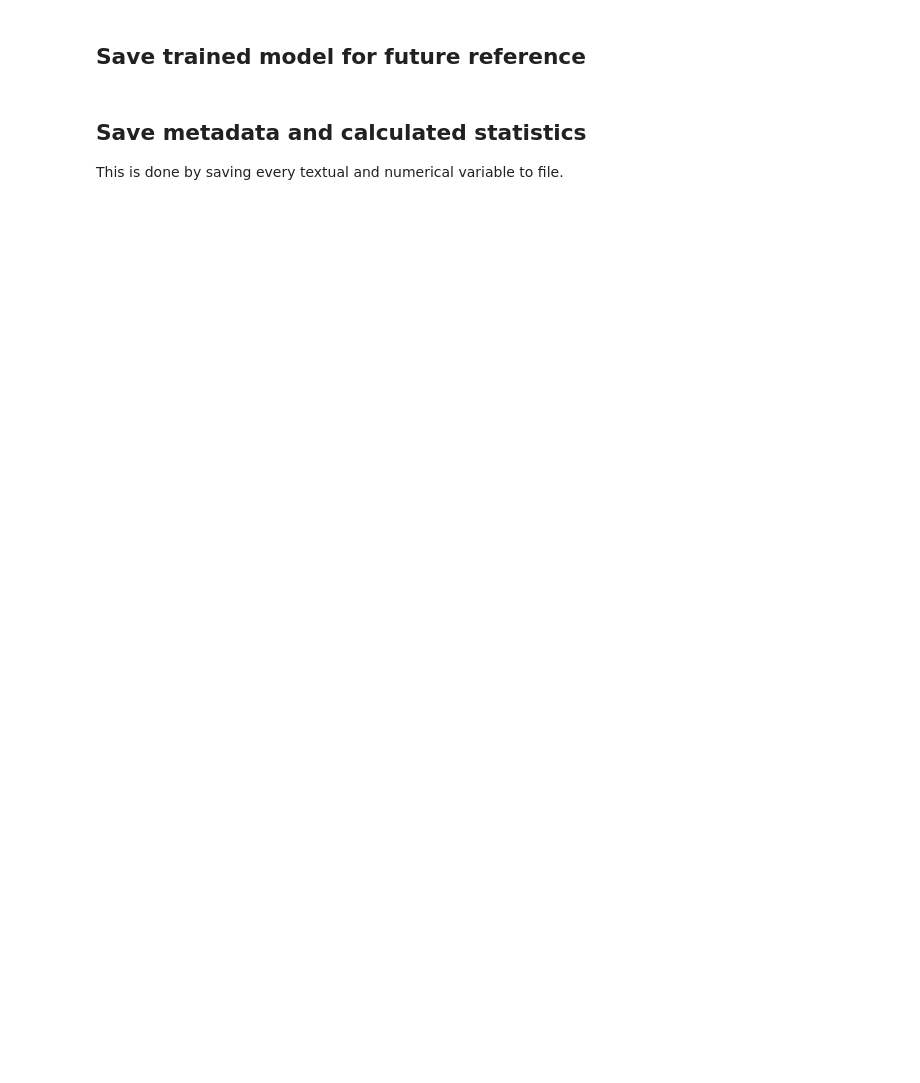
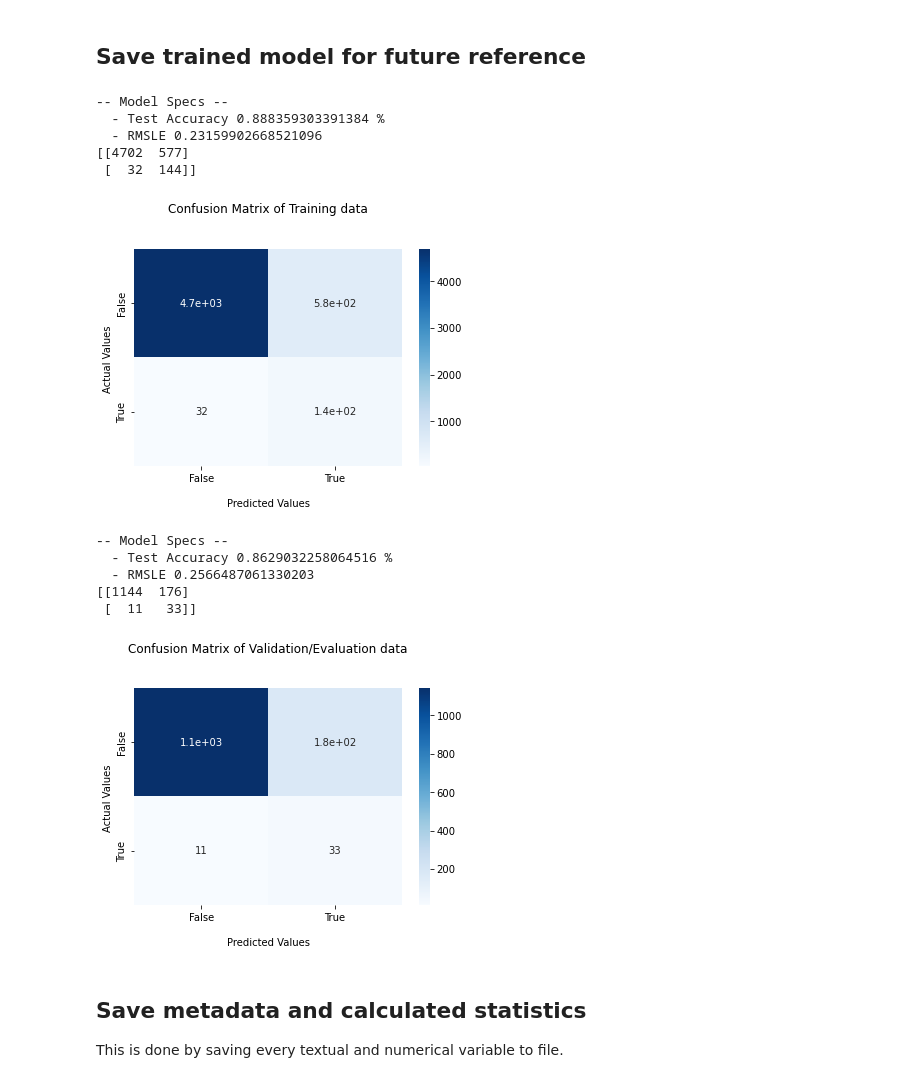
Before and after one commit to softgitron/team3-data-mining, a Jupyter notebook: src/keras_tensorflow_model.ipynb, the cells around one changed output. Drawn from its saved outputs; the diff is of its cells as text; code cells hidden in the pictures; blank space fills up the shorter version.

```diff
--- a/src/keras_tensorflow_model.ipynb
+++ b/src/keras_tensorflow_model.ipynb
@@ -51,7 +71,7 @@ EVALUATION_FILES = ["../data/original/evaluation_dataset.csv"
 , "..\data\preprocessed\difference_preprocessed_evaluation_dataset.csv"
 , "..\data\preprocessed\ole_RemoveOutliers_and_preprocessing_pipe_evaluation_dataset.csv"]
 
-FILE_N = 2
+FILE_N = 0
 INPUT_TRAINING_FILE = TRAINING_FILES[FILE_N] # "../data/original/training_dataset.csv"
 INPUT_EVALUATION_FILE = EVALUATION_FILES[FILE_N] # "../data/original/evaluation_dataset.csv"
 
@@ -80,6 +100,18 @@ PUNISHMENT_FOR_FALSE_BANKRUPT_PREDICTION = 100
 # Other constants
 LABELS = ["Operational", "Bankrupt"]
 RANDOM_SEED = 42
+
+# Hyper parameter alternatives
+HYPER_PARAMETER_K_FEATURES = list(range(30, 90, 10))
+HYPER_PARAMETER_SCORE_FUNC = [chi2, f_classif]
+HYPER_PARAMETER_HIDDEN_LAYER_SIZES = [(100,)]
+#HYPER_PARAMETER_HIDDEN_LAYER_SIZES = [(100,), (100, 100), (100, 100, 100),
+#    (200,), (200, 200), (200, 200, 200), (100, 500)]
+HYPER_PARAMETER_ALPHA = list(10.0 ** -numpy.arange(1, 7))
+
+# Hyper parameter optimization parameters
+HYPER_PARAMETER_OPTIMIZATION_BETA = 2
+HYPER_PARAMETER_OPTIMIZATION_CV = 5
 # %% [markdown]
 ## Load the datasets
 These dataset should contain "Bankrupt?" label and features that should be considered during learning.
@@ -353,7 +958,7 @@ def RMSLE(y_true, y_pred):
 
 # Use all training data to calculate confusion matrix for training data
 training_estimates = estimator.predict(training_features)
-training_estimates = np.argmax(training_estimates,axis=1)
+# training_estimates = np.argmax(training_estimates,axis=1)
 
 training_accuracy = balanced_accuracy_score(training_targets, training_estimates)
 training_confusion_matrix = confusion_matrix(training_targets, training_estimates)
@@ -362,7 +967,7 @@ training_confusion_matrix = confusion_matrix_to_string(training_confusion_matrix
 
 # Use model to estimate manually labeled evaluation Tweets
 evaluation_estimates = estimator.predict(evaluation_features)
-evaluation_estimates = np.argmax(evaluation_estimates,axis=1)
+# evaluation_estimates = np.argmax(evaluation_estimates,axis=1)
 evaluation_accuracy = balanced_accuracy_score(evaluation_targets, evaluation_estimates)
 evaluation_confusion_matrix = confusion_matrix(evaluation_targets, evaluation_estimates)
 evaluation_confusion_matrix = confusion_matrix_to_string(evaluation_confusion_matrix)
@@ -490,6 +1080,48 @@ Validation/evaluation
 weighted avg       0.94      0.97      0.95      1364
 # %% [markdown]
 ## Save trained model for future reference
+# %%
+from sklearn.metrics import accuracy_score, f1_score
+from sklearn.metrics import mean_squared_log_error
+
+def RMSLE(y_true, y_pred):
+    return numpy.sqrt(mean_squared_log_error(y_true, y_pred))
+
+from sklearn.metrics import confusion_matrix
+def full_conf_mat(y_test, y_pred, data_title="Confusion Matrix of Training data"):
+
+    print('-- Model Specs --')
+    print(f"  - Test Accuracy {accuracy_score(y_test, y_pred)} % ")
+    print(f"  - RMSLE {RMSLE(y_test,y_pred)}  ")
+
+    #Generate the confusion matrix
+    cf_matrix = confusion_matrix(y_test, y_pred)
+    print(cf_matrix)
+    import seaborn as sns
+    ax = sns.heatmap(cf_matrix, annot=True, cmap='Blues')
+    ax.set_title(f'{data_title}\n\n');
+    ax.set_xlabel('\nPredicted Values')
+    ax.set_ylabel('Actual Values ');
+    ax.xaxis.set_ticklabels(['False','True'])
+    ax.yaxis.set_ticklabels(['False','True'])
+    plt.show()
+
+full_conf_mat(training_targets, training_estimates, "Confusion Matrix of Training data")
+
+full_conf_mat(evaluation_targets, evaluation_estimates, "Confusion Matrix of Validation/Evaluation data")
+# %% [output]
+-- Model Specs --
+  - Test Accuracy 0.888359303391384 %
+  - RMSLE 0.23159902668521096
+[[4702  577]
+ [  32  144]]
+[figure, added]
+-- Model Specs --
+  - Test Accuracy 0.8629032258064516 %
+  - RMSLE 0.2566487061330203
+[[1144  176]
+ [  11   33]]
+[figure, added]
 # %%
 # with open(OUTPUT_MODEL, "wb") as handle:
 #     pickle.dump(estimator, handle, protocol=pickle.HIGHEST_PROTOCOL)
```
Also changed, not shown: parts of 14 cells of this notebook, 1 other file.
